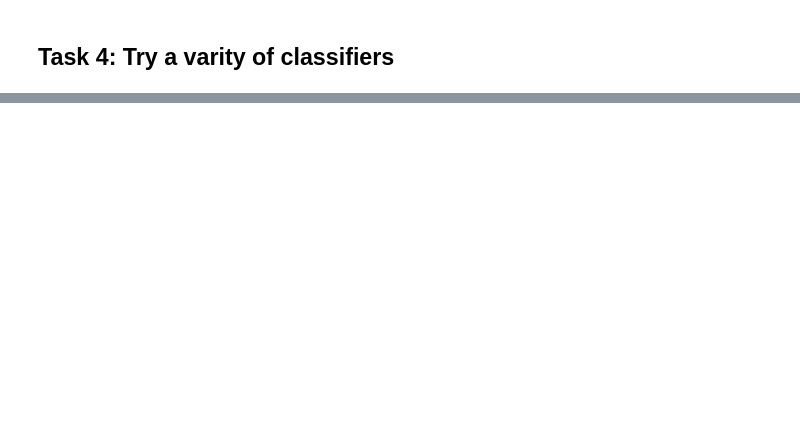
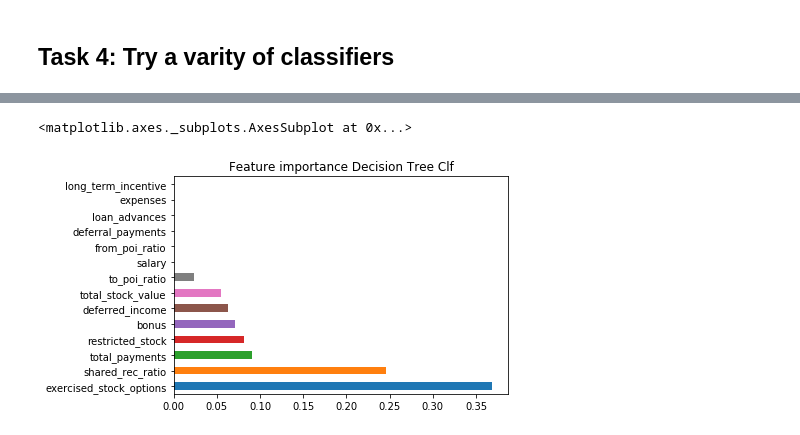
Before and after one commit to DerRuffi/Udacity_ML, a Jupyter notebook: final_project/poi_id.ipynb, the cells around one changed output, grey strips where cells are left out. Cells and saved outputs as stored; diff of their text form; code cells hidden in the pictures; blank space fills up the shorter version.

```diff
--- a/final_project/poi_id.ipynb
+++ b/final_project/poi_id.ipynb
@@ -194,0 +298,8 @@ accuracy score RF: 0.84
+# %%
+#plot the feature importances of random decision tree classifier
+(pd.Series(clf_select.feature_importances_, index=features_train.columns)
+   .nlargest(15)
+   .plot(kind='barh',title="Feature importance Decision Tree Clf"))
+# %% [output]
+<matplotlib.axes._subplots.AxesSubplot at 0x...>
+[figure, added]
```
Also changed, not shown: parts of 37 cells of this notebook.
